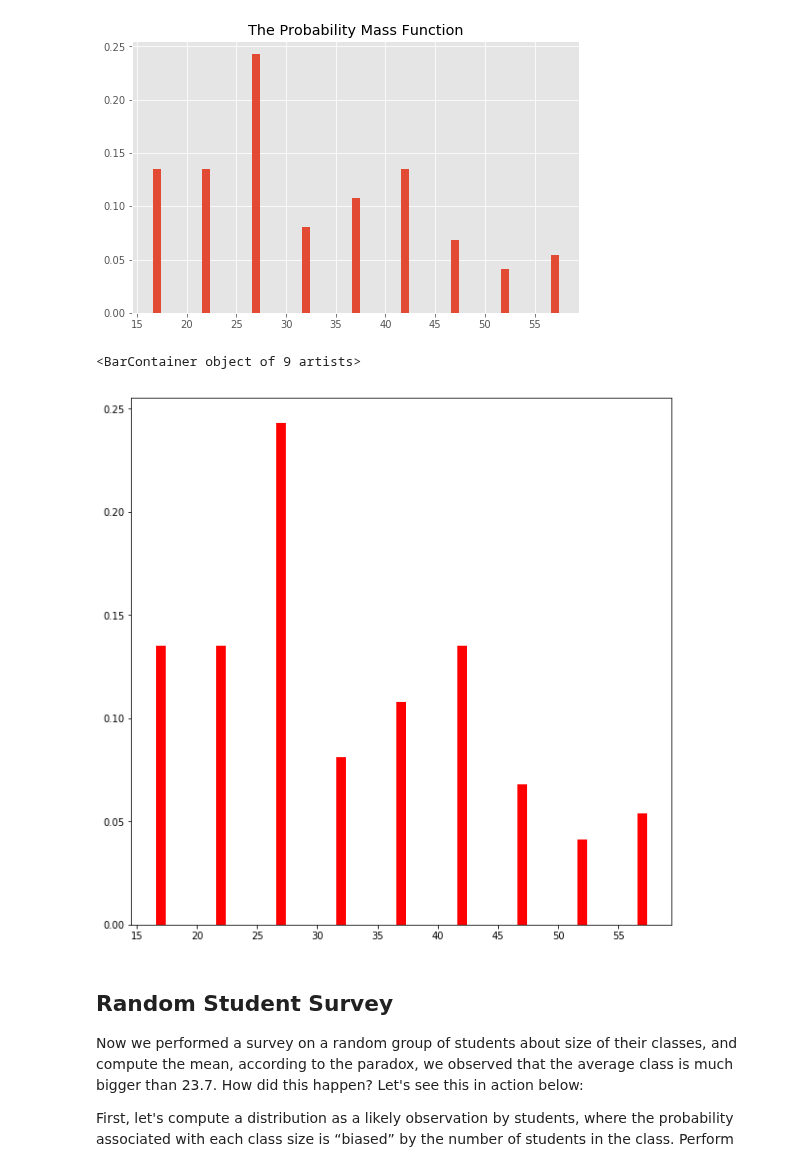
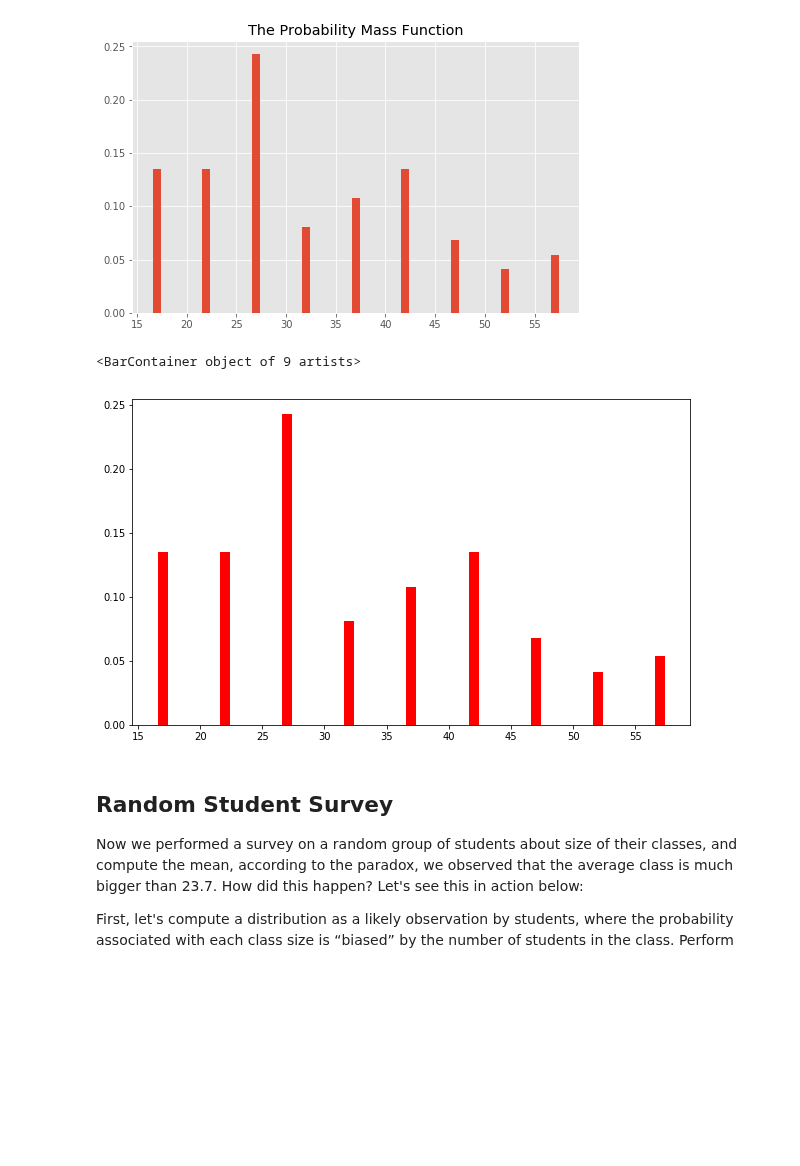
Before and after one commit to ortsed/dsc-probability-mass-function-lab-dc-ds-career-042219, a Jupyter notebook: index.ipynb, the cells around one changed output. Saved outputs shown, nothing was run; the diff lists cells and outputs as text; code cells hidden in the pictures; blank space fills up the shorter version.

```diff
--- a/index.ipynb
+++ b/index.ipynb
@@ -97,13 +97,13 @@ So according to the campus manager, the average class size is 27. This makes a l
 # %%
 import matplotlib.pyplot as plt
 %matplotlib inline
 
-fig = plt.figure(figsize=(10,))
+fig = plt.figure(figsize=(10,6))
 
 plt.bar(sizes, pmf, color="r")
 # %% [output]
 <BarContainer object of 9 artists>
-[figure, old version]
+[figure, new version]
 # %% [markdown]
 ## Random Student Survey
 
```
